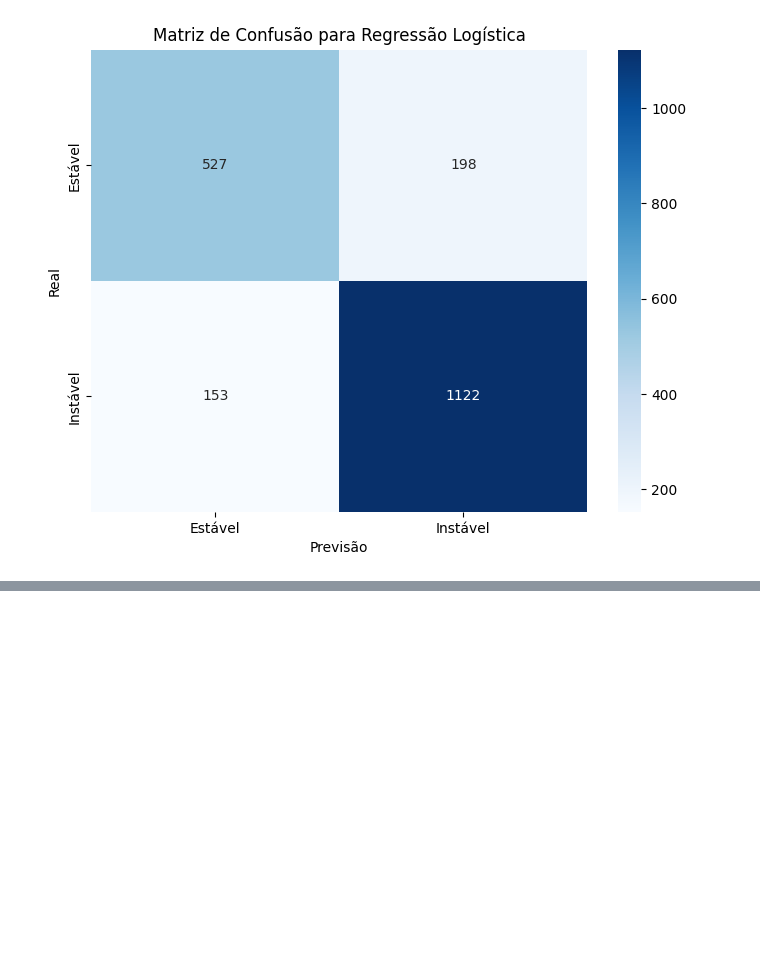
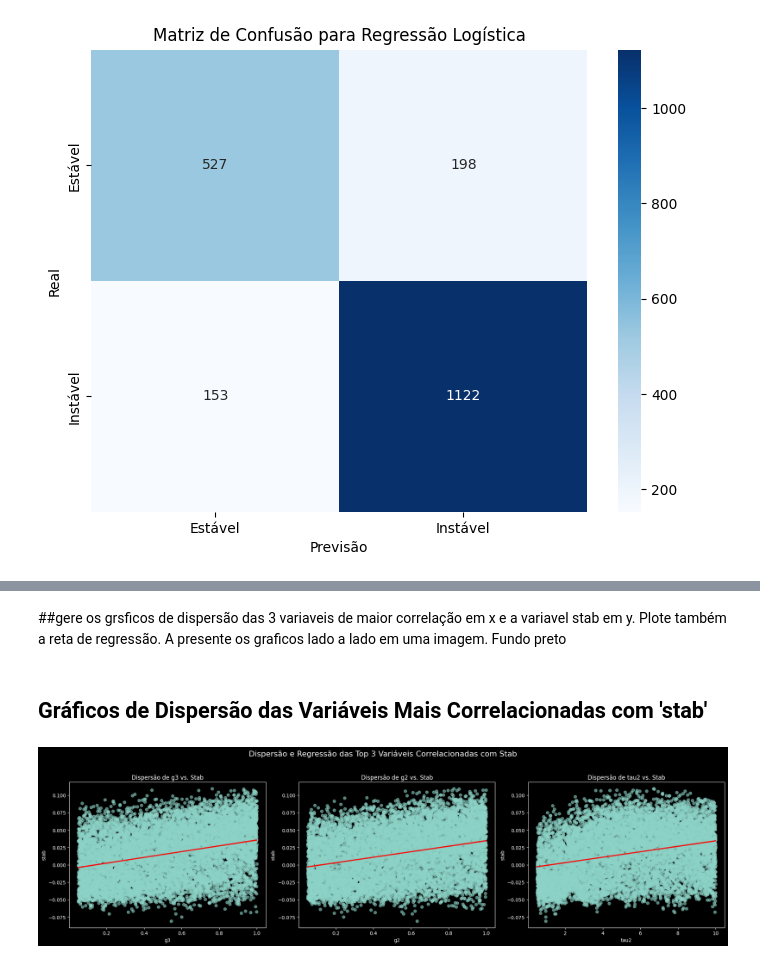
Before and after one commit to gabrielcggs/MACHINE-LEARNING-SERS, a Jupyter notebook: AULA_06_ML_ENERGIA.ipynb, the cells around one changed output, grey strips where cells are left out. Cells and saved outputs as stored; diff of their text form; code cells hidden in the pictures; blank space fills up the shorter version.

```diff
--- a/AULA_06_ML_ENERGIA.ipynb
+++ b/AULA_06_ML_ENERGIA.ipynb
@@ -188,0 +266,29 @@ plt.show()
+# %% [markdown]
+##gere os grsficos de dispersão das 3 variaveis de maior correlação em x e a variavel stab em y. Plote também a reta de regressão. A presente os graficos lado a lado em uma imagem. Fundo preto
+# %% [markdown]
+## Gráficos de Dispersão das Variáveis Mais Correlacionadas com 'stab'
+# %%
+# Definindo as 3 variáveis de maior correlação com 'stab'
+top_correlated_features = ['g3', 'g2', 'tau2']
+
+# Configurando o estilo dos gráficos para fundo preto
+plt.style.use('dark_background')
+
+# Criando a figura e os subplots
+fig, axes = plt.subplots(1, 3, figsize=(20, 6))
+fig.suptitle('Dispersão e Regressão das Top 3 Variáveis Correlacionadas com Stab', fontsize=16)
+
+for i, feature in enumerate(top_correlated_features):
+    sns.regplot(x=feature, y='stab', data=dados, ax=axes[i],
+                scatter_kws={'alpha':0.6}, line_kws={'color':'red'})
+    axes[i].set_title(f'Dispersão de {feature} vs. Stab')
+    axes[i].set_xlabel(feature)
+    axes[i].set_ylabel('stab')
+
+plt.tight_layout(rect=[0, 0.03, 1, 0.95]) # Ajustar layout para evitar sobreposição de título
+plt.show()
+
+# Resetar o estilo para o padrão, se necessário, para futuros gráficos
+plt.style.use('default')
+# %% [output]
+[figure, added]
```
Also changed, not shown: parts of 11 cells of this notebook.
